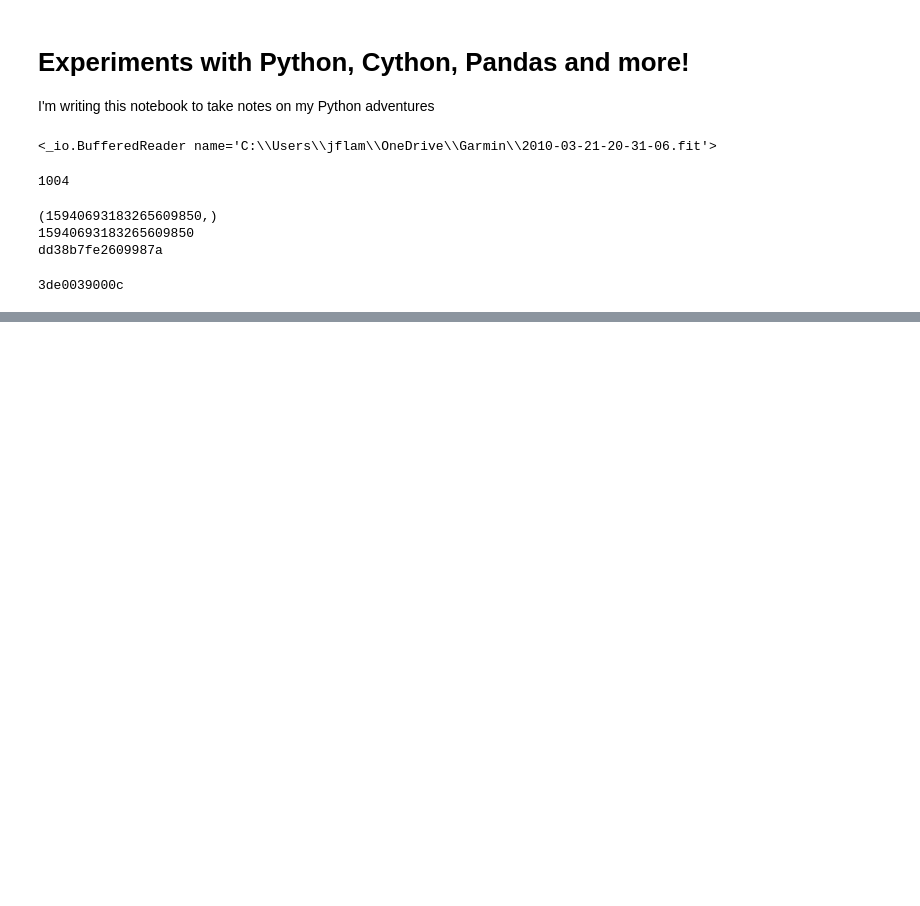
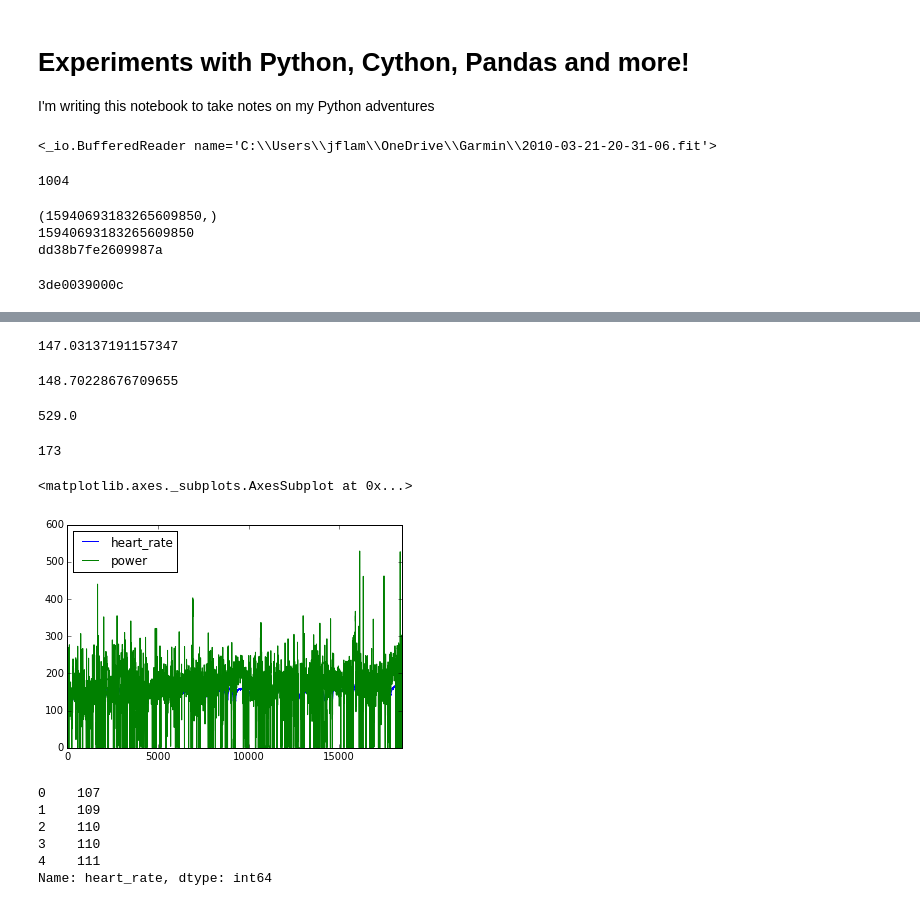
Before and after one commit to jflam/FitPanda, a Jupyter notebook: notebooks/pandas.ipynb, the cells around one changed output, grey strips where cells are left out. Cells and saved outputs as stored; diff of their text form; code cells hidden in the pictures; blank space fills up the shorter version.

Commit message:
Updated notebook to show plots of data from the dataframe

```diff
--- a/notebooks/pandas.ipynb
+++ b/notebooks/pandas.ipynb
@@ -47,11 +47,13 @@ print(format(unpack(stream, 'Q')[0], "08x"))
 # %% [output]
 3de0039000c
 # %%
-# Experiments with loading modules
+%matplotlib inline
+
+# Using fit parser
 import sys
 sys.path.append("c:/users/jflam/src/FitPanda/")
 
 from fit_parser import RecordDecl
 from fit_parser_dataframe import parse_fit_as_dataframe
 
-df = parse_fit_as_dataframe('c:/users/jflam/src/large_file.fit', [RecordDecl.time_stamp, RecordDecl.power, RecordDecl.heart_rate])
+df = parse_fit_as_dataframe('c:/users/jflam/src/FitPanda/large_file.fit', [RecordDecl.power, RecordDecl.heart_rate])
@@ -59,0 +69,35 @@ FileNotFoundError: [Errno 2] No such file or directory: 'large_file.fit'
+# %%
+# Average heart rate
+df["heart_rate"].mean()
+# %% [output]
+147.03137191157347
+# %%
+# Average power
+df["power"].mean()
+# %% [output]
+148.70228676709655
+# %%
+# Peak power
+df["power"].max()
+# %% [output]
+529.0
+# %%
+# Peak heart rate
+df["heart_rate"].max()
+# %% [output]
+173
+# %%
+df.plot() # plots both heart rate and power
+# %% [output]
+<matplotlib.axes._subplots.AxesSubplot at 0x...>
+[figure, added]
+# %%
+df2 = df["heart_rate"]
+df2.head()
+# %% [output]
+0    107
+1    109
+2    110
+3    110
+4    111
+Name: heart_rate, dtype: int64
```
Also changed, not shown: parts of 3 cells of this notebook.
